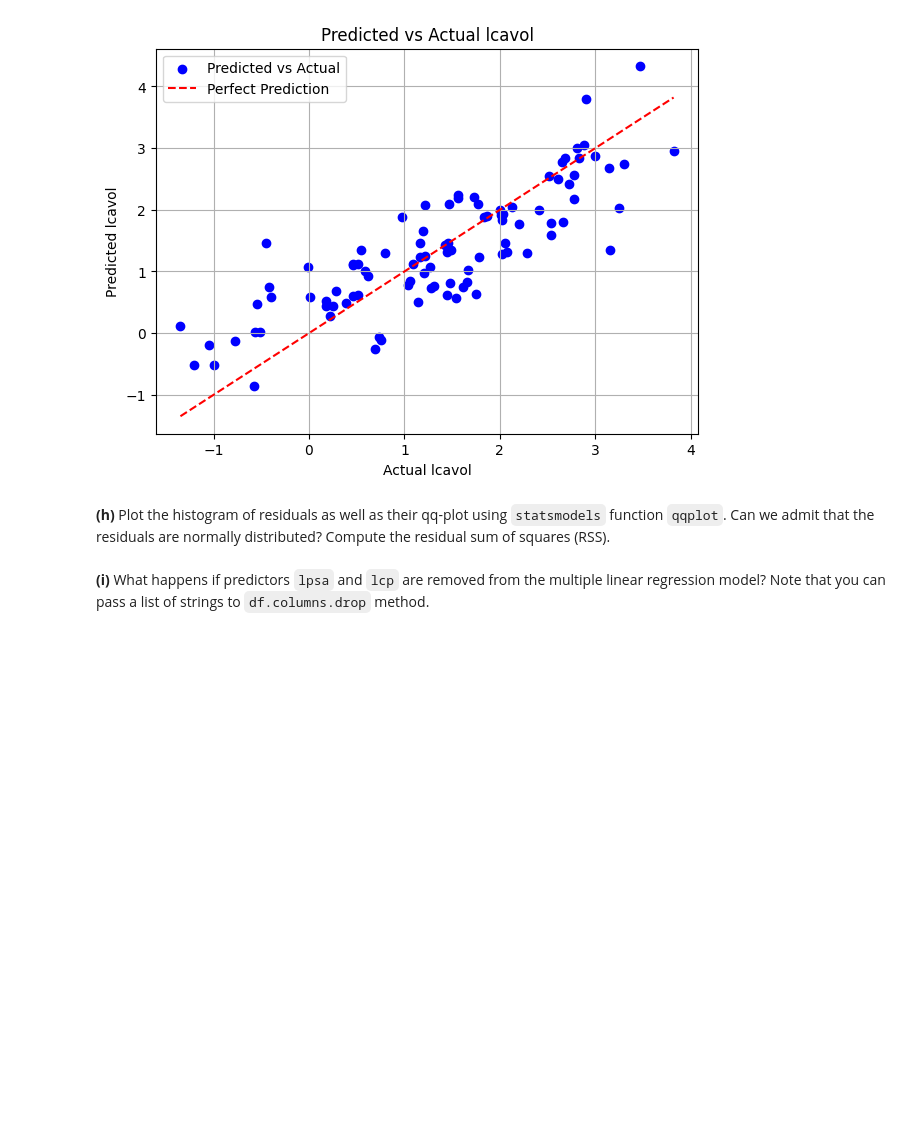
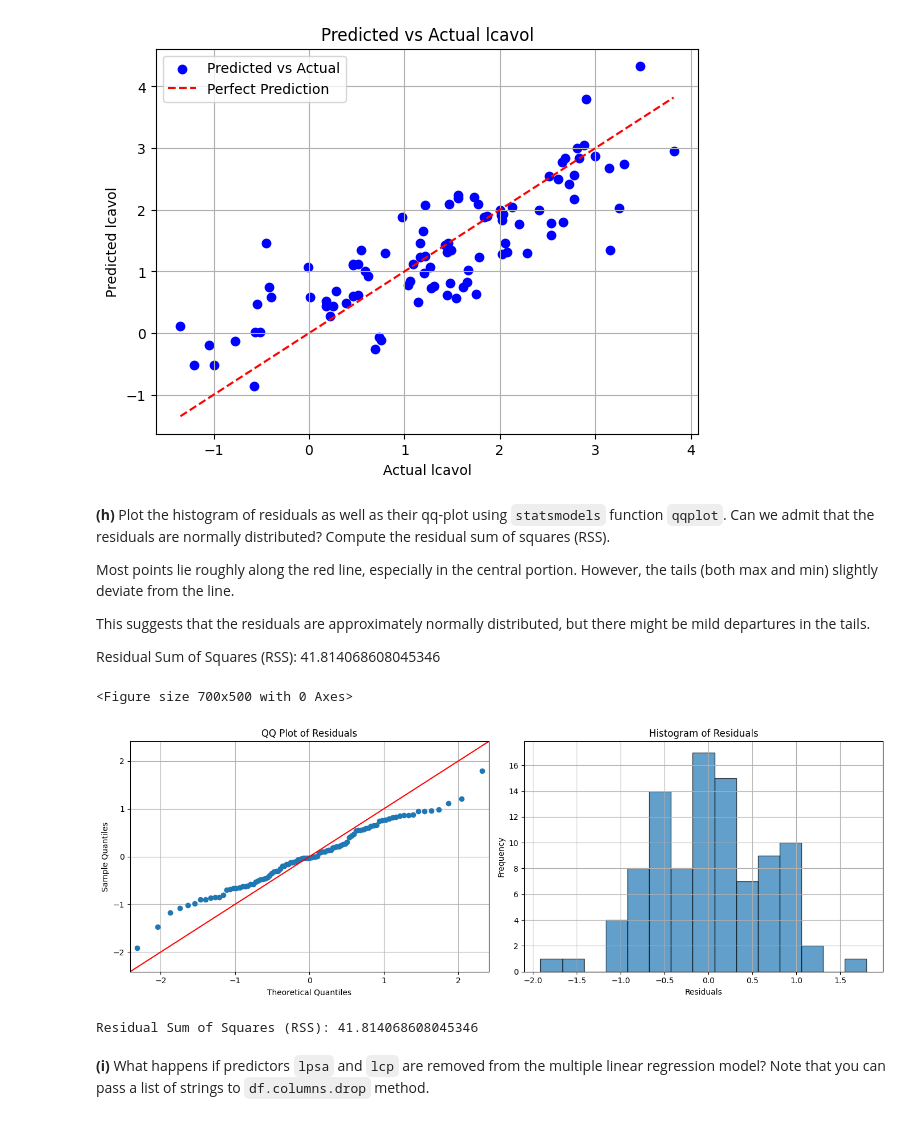
Before and after one commit to Ba-Hi/reports_tp, a Jupyter notebook: TP1/TP1.ipynb, the cells around one changed output. Saved outputs shown, nothing was run; the diff lists cells and outputs as text; code cells hidden in the pictures; blank space fills up the shorter version.

```diff
--- a/TP1/TP1.ipynb
+++ b/TP1/TP1.ipynb
@@ -440,6 +440,43 @@ plt.show()
 [figure]
 # %% [markdown]
 **(h)** Plot the histogram of residuals as well as their qq-plot using `statsmodels` function `qqplot`. Can we admit that the residuals are normally distributed? Compute the residual sum of squares (RSS).
+
+
+Most points lie roughly along the red line, especially in the central portion. However, the tails (both max and min) slightly deviate from the line.
+
+This suggests that the residuals are approximately normally distributed, but there might be mild departures in the tails.
+
+Residual Sum of Squares (RSS): 41.814068608045346
+# %%
+# Residuals
+results_residuals = results.resid
+plt.figure(figsize=(7,5))
+
+
+# QQ plot
+fig, axes = plt.subplots(1, 2, figsize=(14,5))
+fig = sm.qqplot(results_residuals, line ='45', ax=axes[0])
+axes[0].set_title('QQ Plot of Residuals')
+axes[0].grid(True)
+
+
+# Histogramme
+axes[1].hist(results_residuals, bins=15, edgecolor='k', alpha=0.7)
+axes[1].set_title('Histogram of Residuals')
+axes[1].set_xlabel('Residuals')
+axes[1].set_ylabel('Frequency')
+axes[1].grid(True)
+
+
+plt.tight_layout()
+plt.show()
+
+RSS = sum(results_residuals**2)
+print("Residual Sum of Squares (RSS):", RSS)
+# %% [output]
+<Figure size 700x500 with 0 Axes>
+[figure, added]
+Residual Sum of Squares (RSS): 41.814068608045346
 # %% [markdown]
 **(i)** What happens if predictors `lpsa` and `lcp` are removed from the multiple linear regression model? Note that you can pass a list of strings to `df.columns.drop` method.
 # %% [markdown]
```
Also changed, not shown: parts of 1 cell of this notebook.
